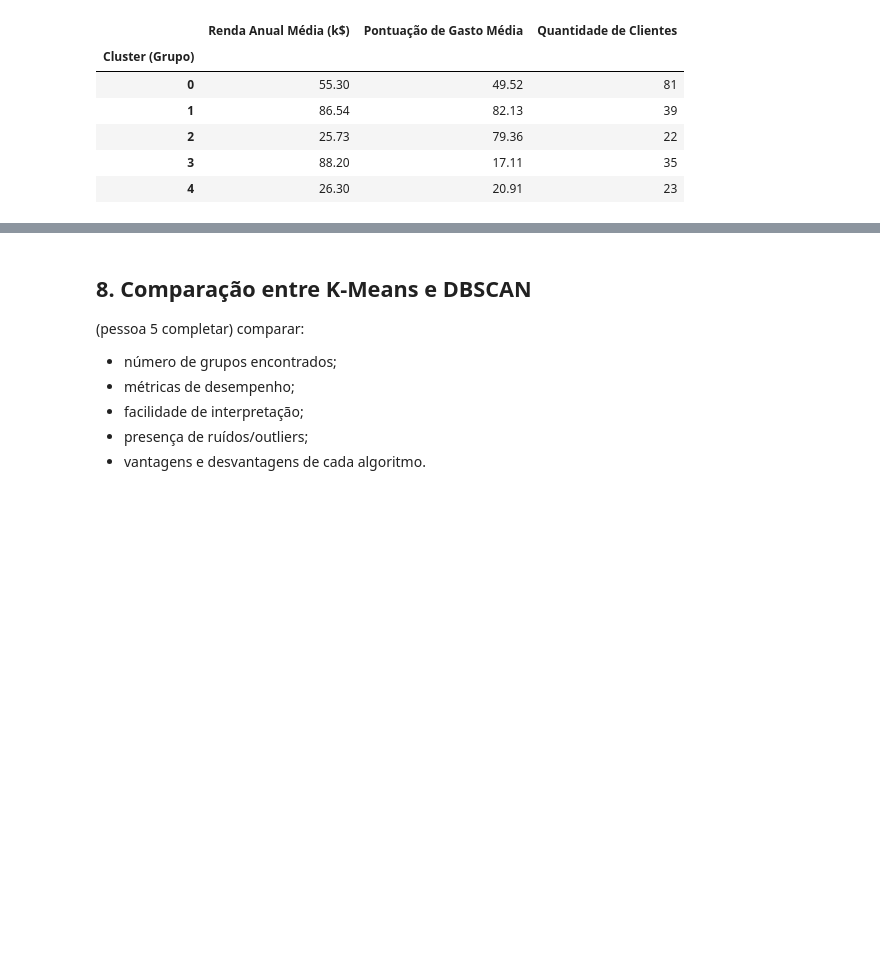
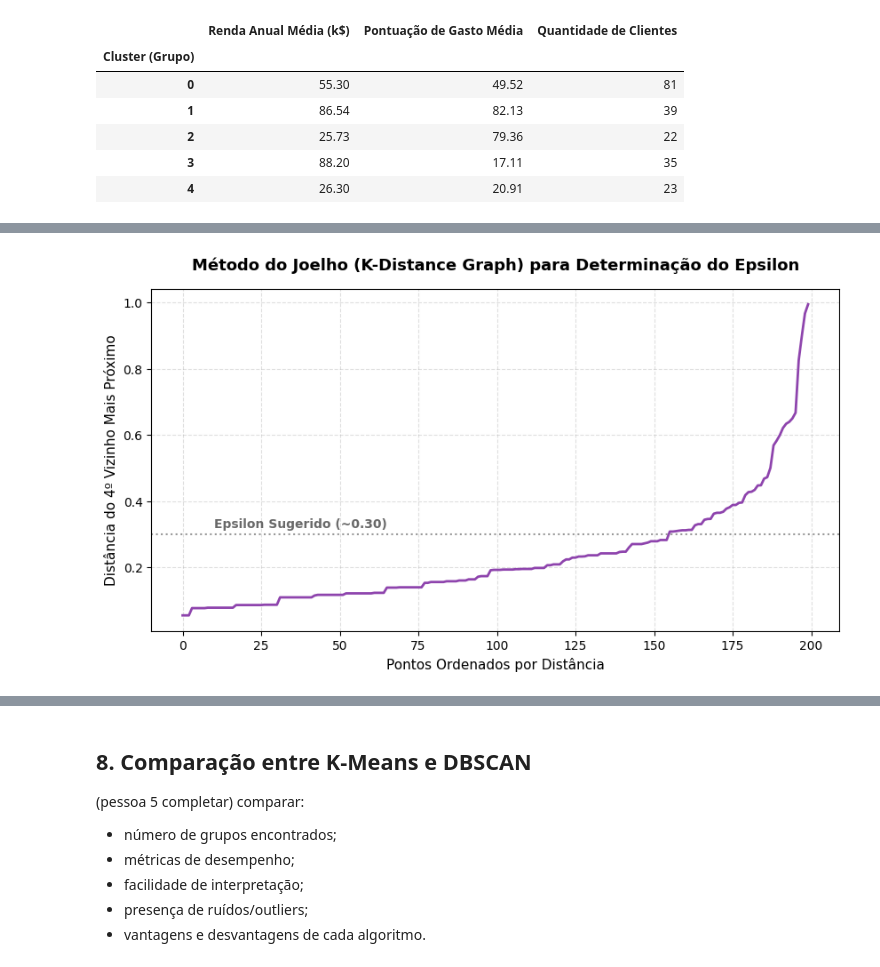
Before and after one commit to edd-araujo/segmentacao-clientes-varejo, a Jupyter notebook: notebooks/index.ipynb, the cells around one changed output, grey strips where cells are left out. Cells and saved outputs as stored; diff of their text form; code cells hidden in the pictures; blank space fills up the shorter version.

```diff
--- a/notebooks/index.ipynb
+++ b/notebooks/index.ipynb
@@ -538,0 +543,25 @@ aplicar o algoritmo DBSCAN:
+# %%
+# Como temos 2 variáveis (Renda e Gasto), min_samples mínimo recomendado é 4.
+min_samples_sugerido = 4
+
+# n_neighbors é igual a min_samples para avaliar a densidade da vizinhança limite
+vizinhos = NearestNeighbors(n_neighbors=min_samples_sugerido)
+vizinhos_ajustados = vizinhos.fit(X_scaled)
+distancias, indices = vizinhos_ajustados.kneighbors(X_scaled)
+
+distancias_ordenadas = np.sort(distancias[:, min_samples_sugerido - 1], axis=0)
+
+plt.figure(figsize=(10, 5))
+plt.plot(distancias_ordenadas, color='#8e44ad', lw=2)
+
+plt.title("Método do Joelho (K-Distance Graph) para Determinação do Epsilon", fontsize=13, fontweight='bold', pad=15)
+plt.xlabel("Pontos Ordenados por Distância", fontsize=11)
+plt.ylabel(f"Distância do {min_samples_sugerido}º Vizinho Mais Próximo", fontsize=11)
+
+plt.axhline(y=0.30, color='gray', linestyle=':', alpha=0.8)
+plt.text(10, 0.32, "Epsilon Sugerido (~0.30)", color='dimgray', fontsize=10, fontweight='bold')
+
+plt.grid(True, linestyle='--', alpha=0.4)
+plt.show()
+# %% [output]
+[figure, added]
```
Also changed, not shown: parts of 5 cells of this notebook.
